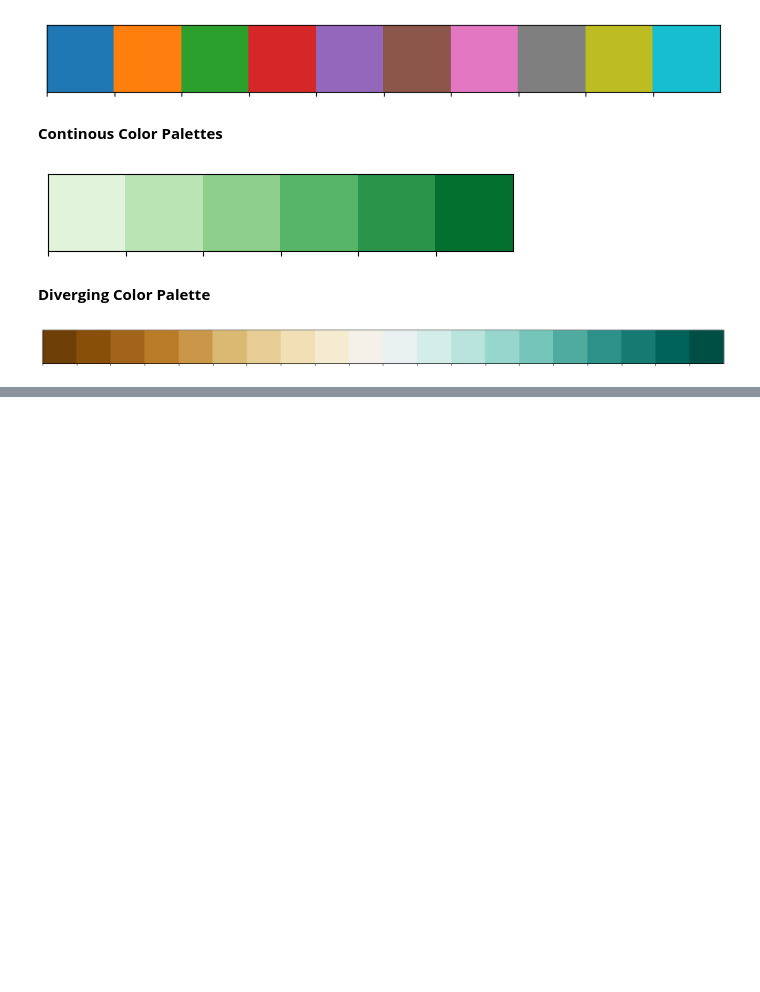
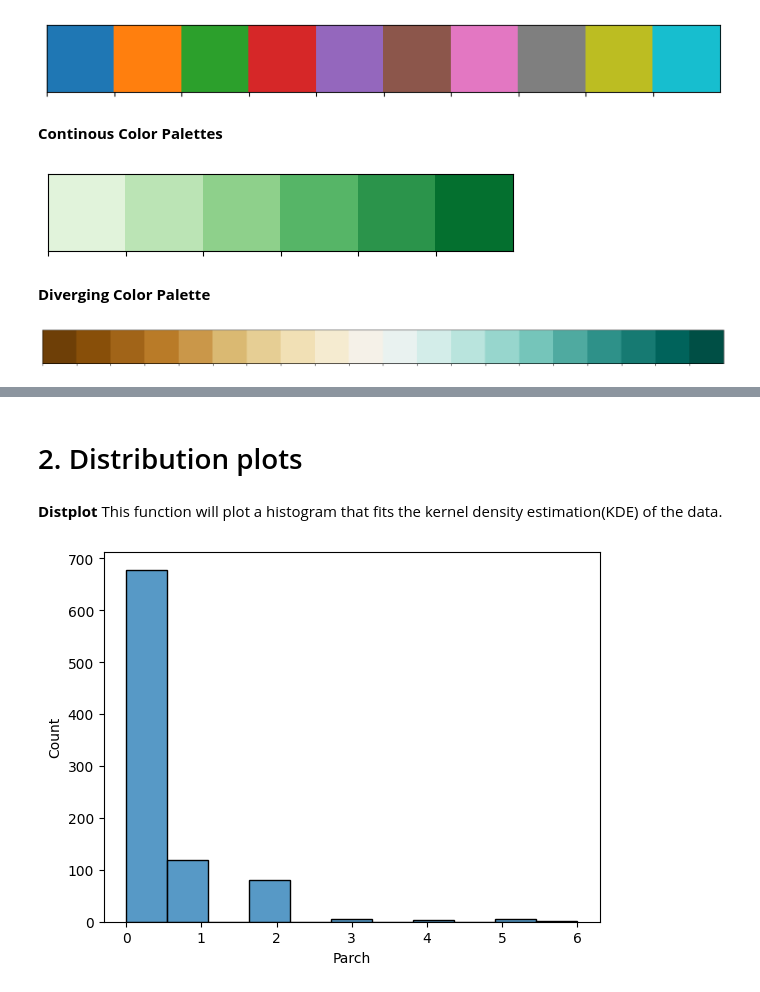
Before and after one commit to Zeeshier/Python_Programming, a Jupyter notebook: Seaborn & Matplotlib/Seaborn & Matplotlib.ipynb, the cells around one changed output, grey strips where cells are left out. Saved outputs shown, nothing was run; the diff lists cells and outputs as text; code cells hidden in the pictures; blank space fills up the shorter version.

```diff
--- a/Seaborn & Matplotlib/Seaborn & Matplotlib.ipynb
+++ b/Seaborn & Matplotlib/Seaborn & Matplotlib.ipynb
@@ -44,0 +54,3 @@ plt.show()
+# %%
+data = pd.read_csv('titanic_dataset.csv')
+data.head()
@@ -44,0 +64,10 @@ plt.show()
+# %% [markdown]
+# 2. Distribution plots
+# %% [markdown]
+**Distplot**
+This function will plot a histogram that fits the kernel density estimation(KDE) of the data.
+# %%
+sns.histplot(data['Parch'], kde = False)
+plt.show()
+# %% [output]
+[figure, added]
```
Also changed, not shown: parts of 9 cells of this notebook.
